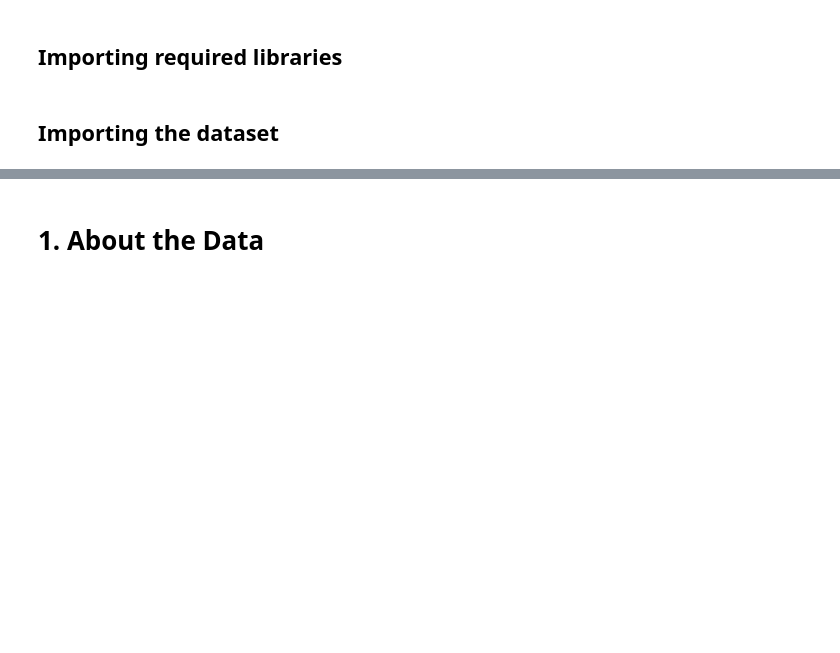
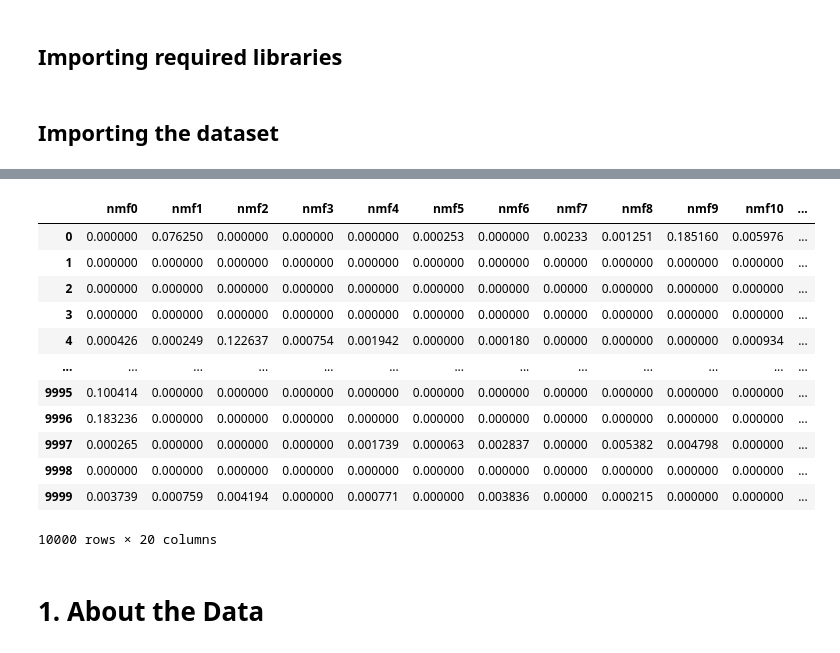
Before and after one commit to sslaquerre07/IBM_Machine_Learning, a Jupyter notebook: course4/final_project/final_project_course_4.ipynb, the cells around one changed output, grey strips where cells are left out. Saved outputs shown, nothing was run; the diff lists cells and outputs as text; code cells hidden in the pictures; blank space fills up the shorter version.

```diff
--- a/course4/final_project/final_project_course_4.ipynb
+++ b/course4/final_project/final_project_course_4.ipynb
@@ -99,0 +138,20 @@ tfidf
+# %%
+#Build and get optimized PCA and transform the original data
+optimized_pca = NMF(n_components=20)
+new_x = optimized_pca.fit_transform(tfidf_mat)
+new_df = pd.DataFrame(new_x, columns=optimized_pca.get_feature_names_out())
+new_df
+# %% [output]
+|  | nmf0 | nmf1 | nmf2 | nmf3 | nmf4 | nmf5 | nmf6 | nmf7 | nmf8 | nmf9 | nmf10 | ... |
+| 0 | 0.000000 | 0.076250 | 0.000000 | 0.000000 | 0.000000 | 0.000253 | 0.000000 | 0.00233 | 0.001251 | 0.185160 | 0.005976 | ... |
+| 1 | 0.000000 | 0.000000 | 0.000000 | 0.000000 | 0.000000 | 0.000000 | 0.000000 | 0.00000 | 0.000000 | 0.000000 | 0.000000 | ... |
+| 2 | 0.000000 | 0.000000 | 0.000000 | 0.000000 | 0.000000 | 0.000000 | 0.000000 | 0.00000 | 0.000000 | 0.000000 | 0.000000 | ... |
+| 3 | 0.000000 | 0.000000 | 0.000000 | 0.000000 | 0.000000 | 0.000000 | 0.000000 | 0.00000 | 0.000000 | 0.000000 | 0.000000 | ... |
+| 4 | 0.000426 | 0.000249 | 0.122637 | 0.000754 | 0.001942 | 0.000000 | 0.000180 | 0.00000 | 0.000000 | 0.000000 | 0.000934 | ... |
+| ... | ... | ... | ... | ... | ... | ... | ... | ... | ... | ... | ... | ... |
+| 9995 | 0.100414 | 0.000000 | 0.000000 | 0.000000 | 0.000000 | 0.000000 | 0.000000 | 0.00000 | 0.000000 | 0.000000 | 0.000000 | ... |
+| 9996 | 0.183236 | 0.000000 | 0.000000 | 0.000000 | 0.000000 | 0.000000 | 0.000000 | 0.00000 | 0.000000 | 0.000000 | 0.000000 | ... |
+| 9997 | 0.000265 | 0.000000 | 0.000000 | 0.000000 | 0.001739 | 0.000063 | 0.002837 | 0.00000 | 0.005382 | 0.004798 | 0.000000 | ... |
+| 9998 | 0.000000 | 0.000000 | 0.000000 | 0.000000 | 0.000000 | 0.000000 | 0.000000 | 0.00000 | 0.000000 | 0.000000 | 0.000000 | ... |
+| 9999 | 0.003739 | 0.000759 | 0.004194 | 0.000000 | 0.000771 | 0.000000 | 0.003836 | 0.00000 | 0.000215 | 0.000000 | 0.000000 | ... |
+10000 rows × 20 columns
```
Also changed, not shown: parts of 6 cells of this notebook.
